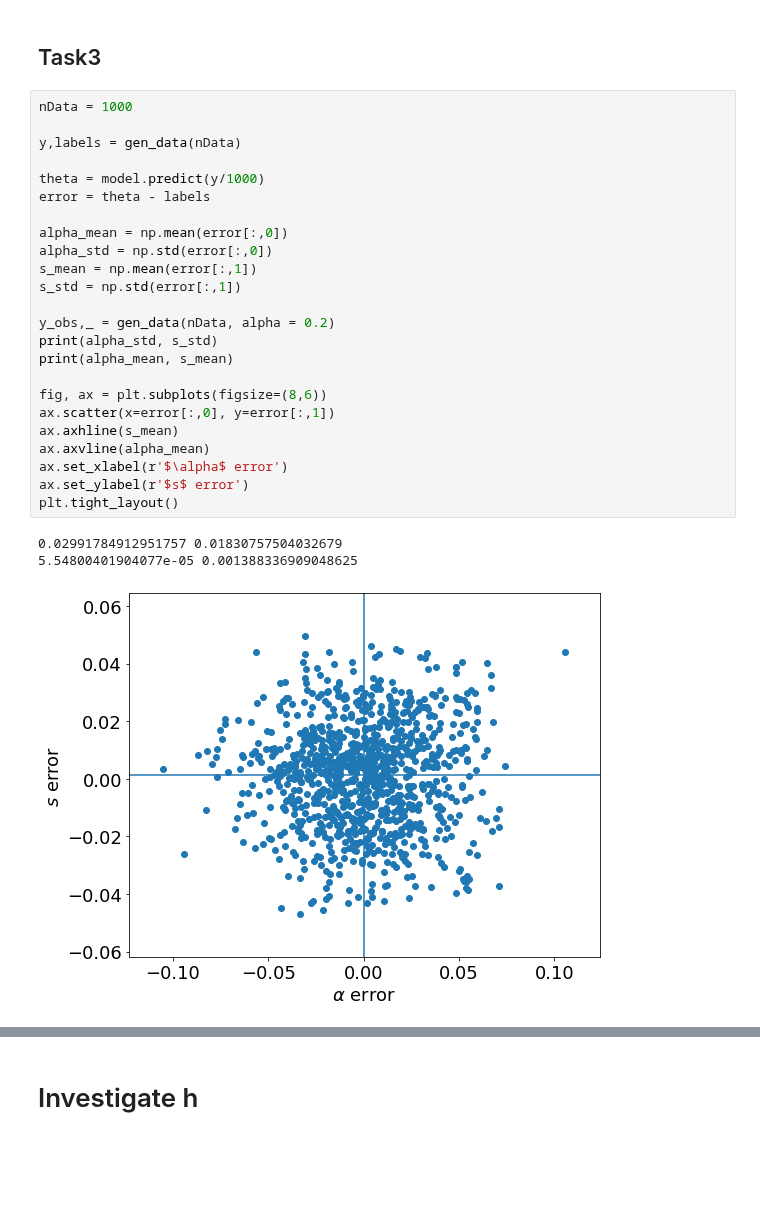
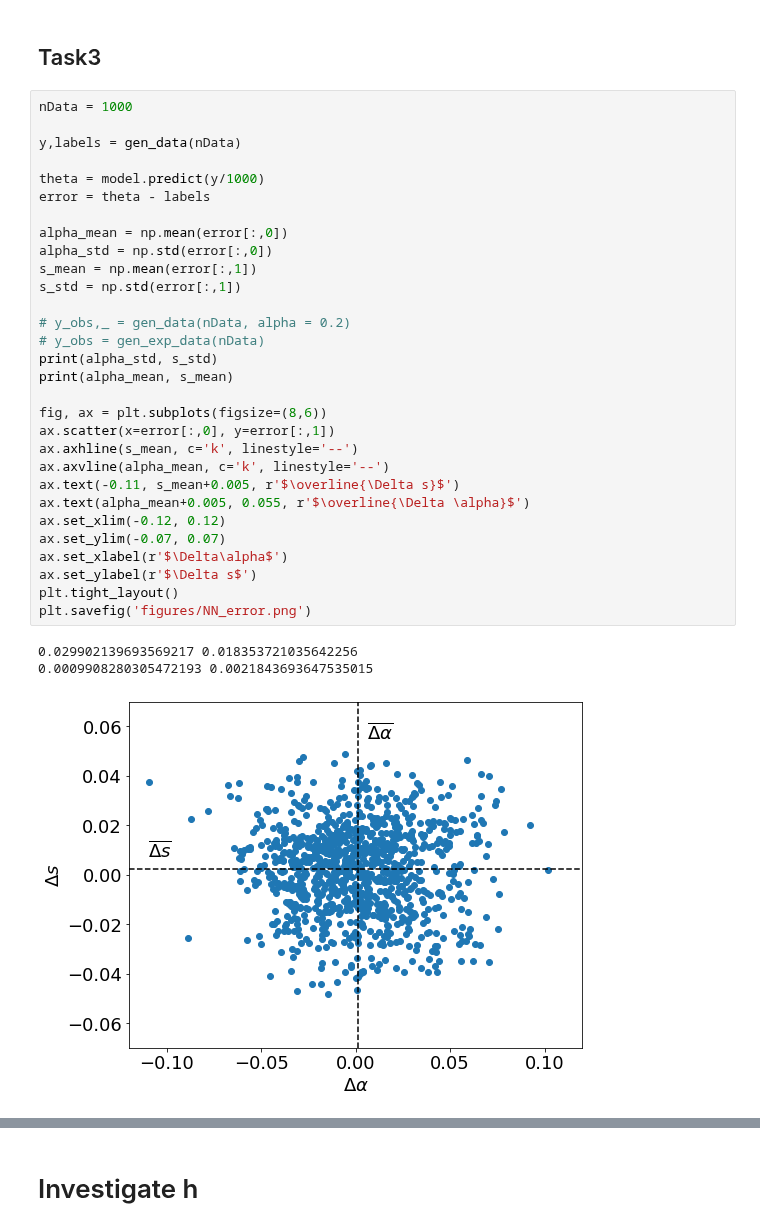
Before and after one commit to elindgren/asam_projects, a Jupyter notebook: Project3/project3_galton_board.ipynb, the cells around one changed output, grey strips where cells are left out. Cells and saved outputs as stored; diff of their text form; blank space fills up the shorter version.

```diff
--- a/Project3/project3_galton_board.ipynb
+++ b/Project3/project3_galton_board.ipynb
@@ -272,31 +283,37 @@ dict_keys(['loss', 'mean_absolute_error', 'val_loss', 'val_mean_absolute_error']
 # %%
 nData = 1000
 
 y,labels = gen_data(nData)
 
 theta = model.predict(y/1000)
 error = theta - labels
 
 alpha_mean = np.mean(error[:,0])
 alpha_std = np.std(error[:,0])
 s_mean = np.mean(error[:,1])
 s_std = np.std(error[:,1])
 
-y_obs,_ = gen_data(nData, alpha = 0.2)
+# y_obs,_ = gen_data(nData, alpha = 0.2)
+# y_obs = gen_exp_data(nData)
 print(alpha_std, s_std)
 print(alpha_mean, s_mean)
 
 fig, ax = plt.subplots(figsize=(8,6))
 ax.scatter(x=error[:,0], y=error[:,1])
-ax.axhline(s_mean)
-ax.axvline(alpha_mean)
-ax.set_xlabel(r'$\alpha$ error')
-ax.set_ylabel(r'$s$ error')
+ax.axhline(s_mean, c='k', linestyle='--')
+ax.axvline(alpha_mean, c='k', linestyle='--')
+ax.text(-0.11, s_mean+0.005, r'$\overline{\Delta s}$')
+ax.text(alpha_mean+0.005, 0.055, r'$\overline{\Delta \alpha}$')
+ax.set_xlim(-0.12, 0.12)
+ax.set_ylim(-0.07, 0.07)
+ax.set_xlabel(r'$\Delta\alpha$')
+ax.set_ylabel(r'$\Delta s$')
 plt.tight_layout()
+plt.savefig('figures/NN_error.png')
 # %% [output]
-0.02991784912951757 0.01830757504032679
-5.54800401904077e-05 0.001388336909048625
+0.029902139693569217 0.018353721035642256
+0.0009908280305472193 0.0021843693647535015
-[figure, old version]
+[figure, new version]
 # %%
 ##
 y_ob = y_obs[4,:]
```
Also changed, not shown: parts of 19 cells of this notebook, 12 other files.
